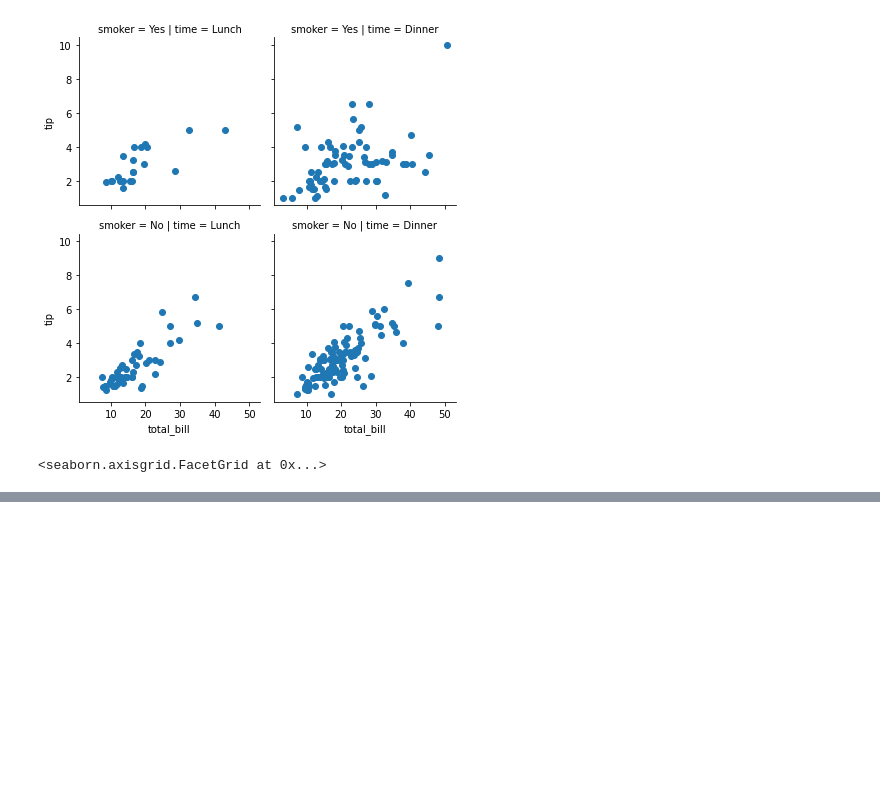
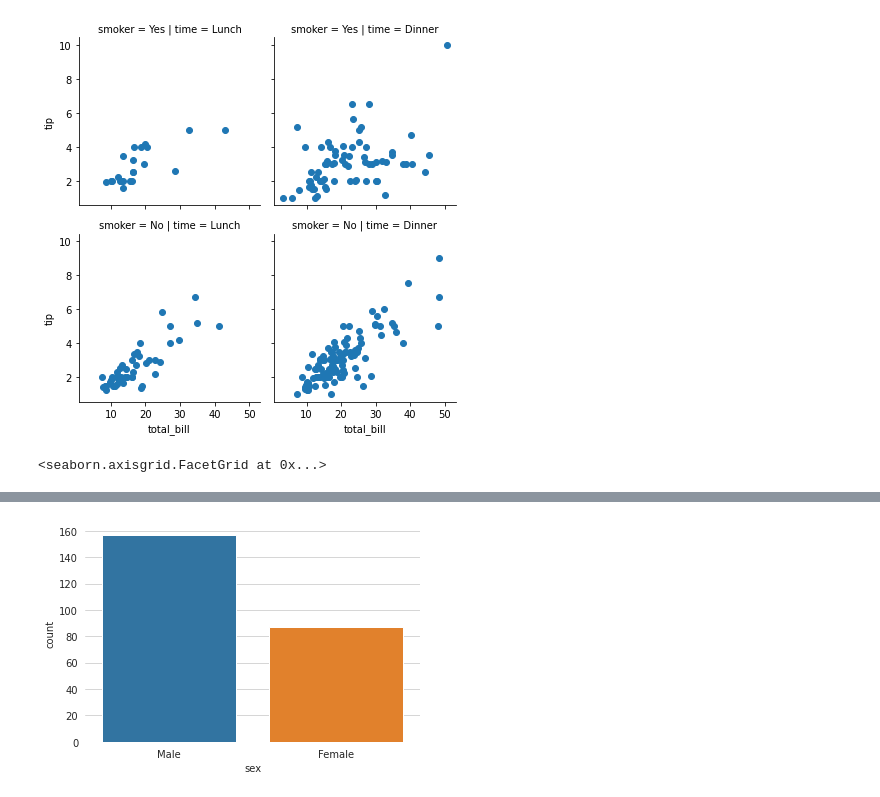
Before and after one commit to amber-nickelfox/datascience-and-machine-learning, a Jupyter notebook: visualization/Seaborn.ipynb, the cells around one changed output, grey strips where cells are left out. Cells and saved outputs as stored; diff of their text form; code cells hidden in the pictures; blank space fills up the shorter version.

```diff
--- a/visualization/Seaborn.ipynb
+++ b/visualization/Seaborn.ipynb
@@ -313,0 +357,6 @@ g
+# %%
+sns.set_style('whitegrid')
+sns.countplot(x='sex', data=tips)
+sns.despine(left=True, bottom=True)
+# %% [output]
+[figure, added]
```
Also changed, not shown: parts of 9 cells of this notebook.
